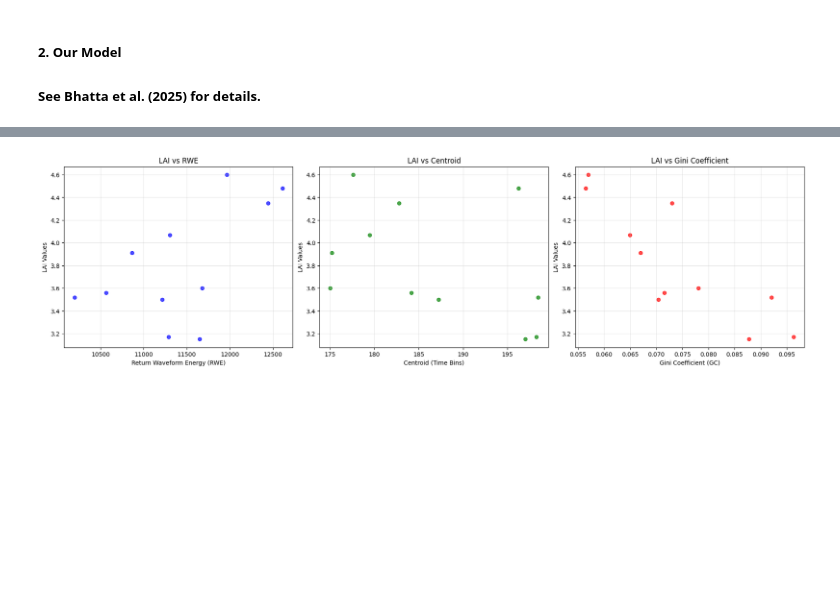
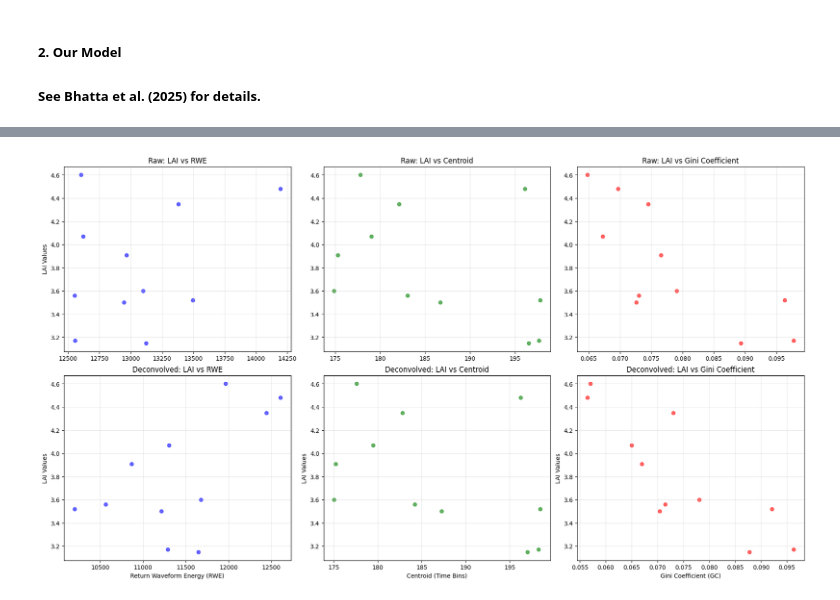
Before and after one commit to Bhatta6190/Waveform-LiDAR-Analysis, a Jupyter notebook: Novel-LAI-estimation/Analysis_file.ipynb, the cells around one changed output, grey strips where cells are left out. Cells and saved outputs as stored; diff of their text form; code cells hidden in the pictures; blank space fills up the shorter version.

```diff
--- a/Novel-LAI-estimation/Analysis_file.ipynb
+++ b/Novel-LAI-estimation/Analysis_file.ipynb
@@ -541,13 +534,17 @@ plt.show()
 # %%
 ## !!Important Block: Change data here to get the results:
 
-processed = processed_deconvolved_gold # Uncomment this to see results for 'Gold' deconvolved waveforms
-# processed = processed_deconvolved_rl # Uncomment this to see results for 'RL' deconvolved waveforms
-# Keep all commented to run for 'Raw' waveforms results
+processed_raw = processed
+processed_deconvolved = processed_deconvolved_gold # for 'Gold' deconvolved waveforms, do similar for 'rl' algorithm
 
 # Clip waveforms to bins 400-900: Since most information is in this region
-clipped_waveforms = processed[:, 400:800]
-processed = clipped_waveforms
+# raw
+clipped_waveforms_raw = processed_raw[:, 400:800]
+final_raw_waveforms = clipped_waveforms_raw
+
+# deconvolved
+clipped_waveforms_decon = processed_deconvolved[:, 400:800]
+final_decon_waveforms = clipped_waveforms_decon
 # %%
 ## IGNORE THIS BLOCK:
 
@@ -683,7 +680,7 @@ def plot_waveform_and_gaussians(waveform, params, title='Gaussian Decomposition
 
 
 # Example usage
-waveform = processed[9]
+waveform = final_decon_waveforms[9]
 params = decompose_waveform(waveform, prominence_factor=0.15)
 if params is not None:
     plot_waveform_and_gaussians(waveform, params)
@@ -726,7 +723,7 @@ def gap_probability(params, rho_ratio=2.5):
 # Calculate gap_probability for all waveforms
 gap_data_float64 = []
 
-for waveform in processed:
+for waveform in final_decon_waveforms:
     params = decompose_waveform(waveform)
 
     if params is not None:
@@ -1116,25 +1108,44 @@ GC = np.array(Gini_coefficients)
 # %%
 ## Plot LAI vs RWE, Centroid, Gini Coefficient
 
-fig, axes = plt.subplots(1, 3, figsize=(18, 5), constrained_layout=True)
-axes[0].scatter(RWE, lai_values, color='b', alpha=0.7)
-axes[0].set_xlabel('Return Waveform Energy (RWE)')
-axes[0].set_ylabel('LAI Values')
-axes[0].set_title('LAI vs RWE')
-axes[0].grid(True, alpha=0.3)
-axes[1].scatter(centroids, lai_values, color='g', alpha=0.7)
-axes[1].set_xlabel('Centroid (Time Bins)')
-axes[1].set_ylabel('LAI Values')
-axes[1].set_title('LAI vs Centroid')
-axes[1].grid(True, alpha=0.3)
-axes[2].scatter(GC, lai_values, color='r', alpha=0.7)
-axes[2].set_xlabel('Gini Coefficient (GC)')
-axes[2].set_ylabel('LAI Values')
-axes[2].set_title('LAI vs Gini Coefficient')
-axes[2].grid(True, alpha=0.3)
+fig, axes = plt.subplots(2, 3, figsize=(18, 10), constrained_layout=True)
+
+# Raw data
+axes[0, 0].scatter(RWE_raw, lai_values, color='b', alpha=0.6)
+axes[0, 0].set_ylabel('LAI Values')
+axes[0, 0].set_title('Raw: LAI vs RWE')
+axes[0, 0].grid(True, alpha=0.3)
+
+axes[0, 1].scatter(centroids_raw, lai_values, color='g', alpha=0.6)
+axes[0, 1].set_title('Raw: LAI vs Centroid')
+axes[0, 1].grid(True, alpha=0.3)
+
+axes[0, 2].scatter(Gini_coefficients_raw, lai_values, color='r', alpha=0.6)
+axes[0, 2].set_title('Raw: LAI vs Gini Coefficient')
+axes[0, 2].grid(True, alpha=0.3)
+
+# Deconvolved data
+axes[1, 0].scatter(RWE_decon, lai_values, color='b', alpha=0.6)
+axes[1, 0].set_xlabel('Return Waveform Energy (RWE)')
+axes[1, 0].set_ylabel('LAI Values')
+axes[1, 0].set_title('Deconvolved: LAI vs RWE')
+axes[1, 0].grid(True, alpha=0.3)
+
+axes[1, 1].scatter(centroids_decon, lai_values, color='g', alpha=0.6)
+axes[1, 1].set_xlabel('Centroid (Time Bins)')
+axes[1, 1].set_ylabel('LAI Values')
+axes[1, 1].set_title('Deconvolved: LAI vs Centroid')
+axes[1, 1].grid(True, alpha=0.3)
+
+axes[1, 2].scatter(Gini_coefficients_decon, lai_values, color='r', alpha=0.6)
+axes[1, 2].set_xlabel('Gini Coefficient (GC)')
+axes[1, 2].set_ylabel('LAI Values')
+axes[1, 2].set_title('Deconvolved: LAI vs Gini Coefficient')
+axes[1, 2].grid(True, alpha=0.3)
+
 plt.show()
 # %% [output]
-[figure, old version]
+[figure, new version]
 # %%
 ## L. Correlation between LAI and RWE, Centroid, Gini Coefficient
 
```
Also changed, not shown: parts of 17 cells of this notebook.
